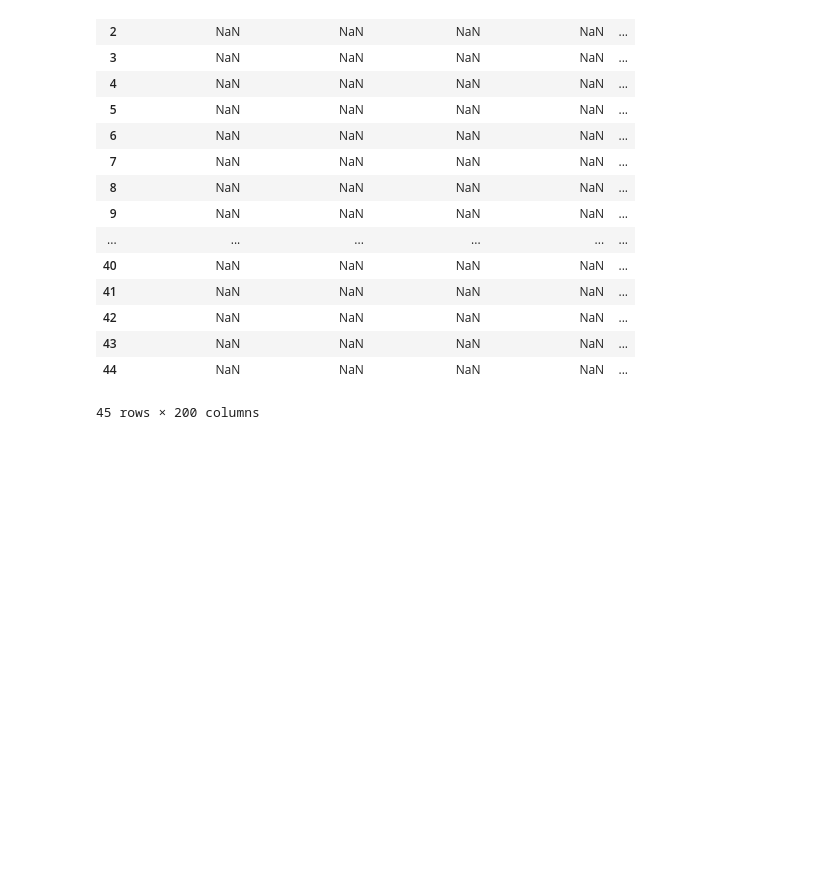
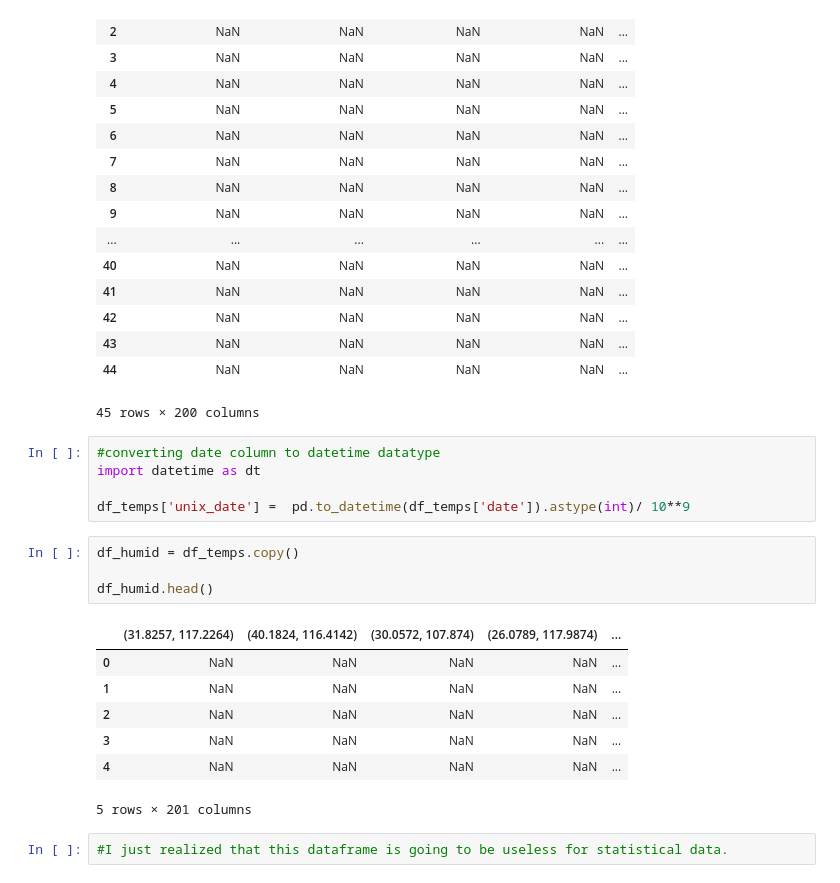
Before and after one commit to MounicaSubramanium/COVID-19, a Jupyter notebook: look-covid.ipynb, the cells around one changed output. Cells and saved outputs as stored; diff of their text form; blank space fills up the shorter version.

Commit message:
created a unixdate column as well as a copy of temperature dataframe in the form of a humidity dataframe

```diff
--- a/look-covid.ipynb
+++ b/look-covid.ipynb
@@ -175,3 +175,22 @@ df_temps
 | 43 | NaN | NaN | NaN | NaN | ... |
 | 44 | NaN | NaN | NaN | NaN | ... |
 45 rows × 200 columns
+# %%
+#converting date column to datetime datatype
+import datetime as dt
+
+df_temps['unix_date'] =  pd.to_datetime(df_temps['date']).astype(int)/ 10**9
+# %%
+df_humid = df_temps.copy()
+
+df_humid.head()
+# %% [output]
+|  | (31.8257, 117.2264) | (40.1824, 116.4142) | (30.0572, 107.874) | (26.0789, 117.9874) | ... |
+| 0 | NaN | NaN | NaN | NaN | ... |
+| 1 | NaN | NaN | NaN | NaN | ... |
+| 2 | NaN | NaN | NaN | NaN | ... |
+| 3 | NaN | NaN | NaN | NaN | ... |
+| 4 | NaN | NaN | NaN | NaN | ... |
+5 rows × 201 columns
+# %%
+#I just realized that this dataframe is going to be useless for statistical data.
```
